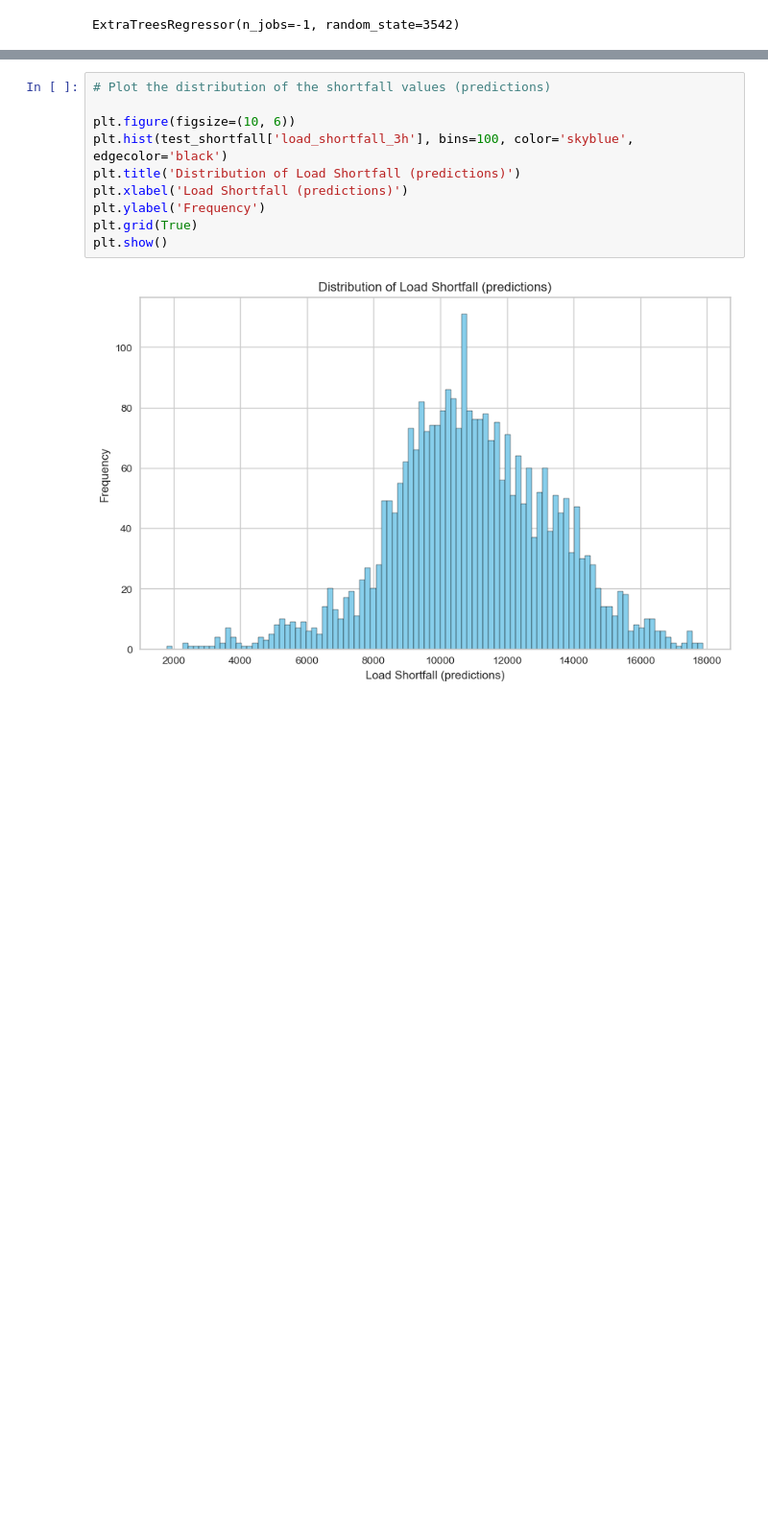
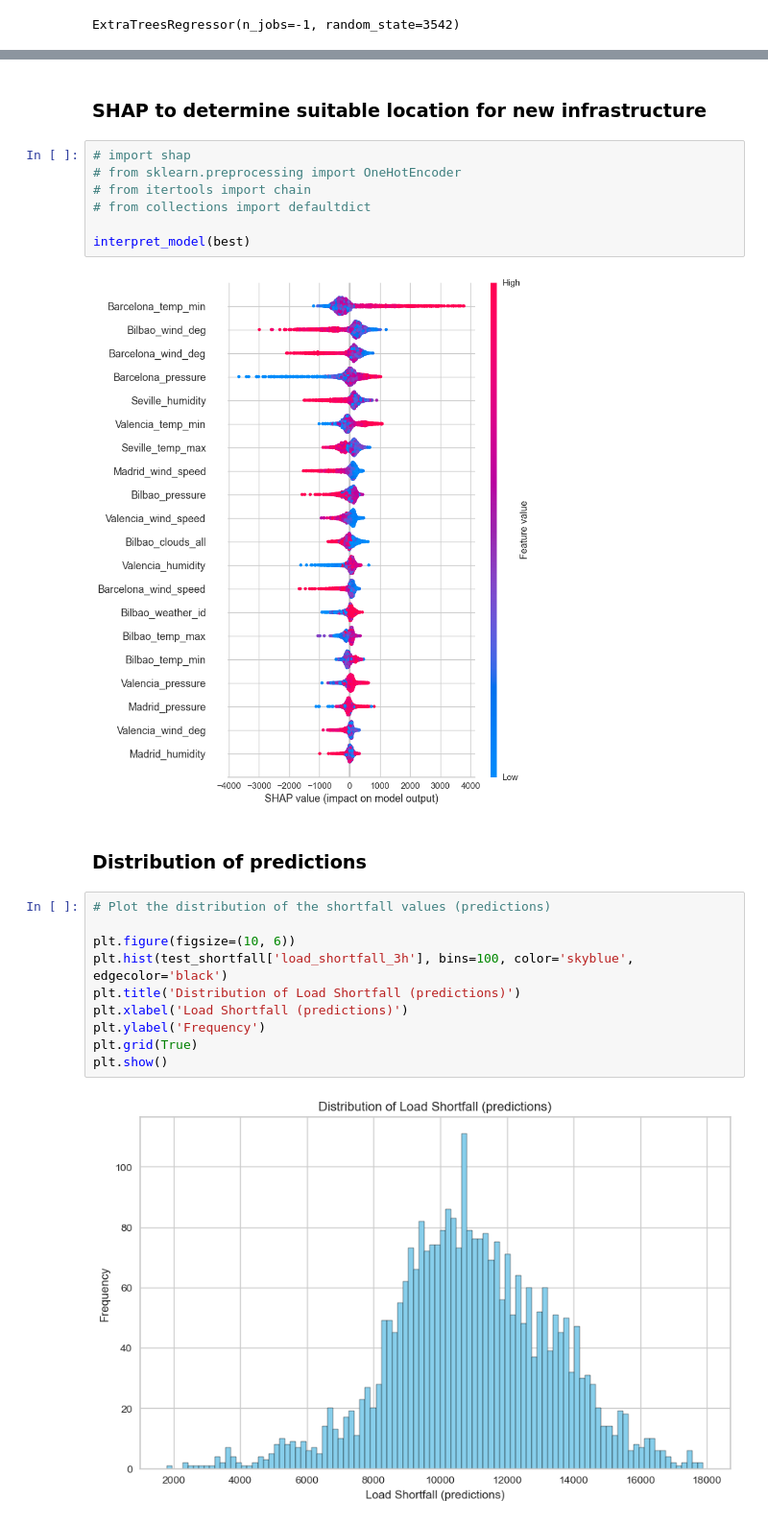
Before and after one commit to francoisguedelberkeley/DataScienceFinance, a Jupyter notebook: DataScience_Team6.ipynb, the cells around one changed output, grey strips where cells are left out. Shown at 96% size. Saved outputs shown, nothing was run; the diff lists cells and outputs as text; blank space fills up the shorter version.

```diff
--- a/DataScience_Team6.ipynb
+++ b/DataScience_Team6.ipynb
@@ -635,3 +561,16 @@ plot_model(best, plot = 'feature')
+# %% [markdown]
+### SHAP to determine suitable location for new infrastructure
+# %%
+# import shap
+# from sklearn.preprocessing import OneHotEncoder
+# from itertools import chain
+# from collections import defaultdict
+
+interpret_model(best)
+# %% [output]
+[figure, added]
+# %% [markdown]
+### Distribution of predictions
 # %%
 # Plot the distribution of the shortfall values (predictions)
 
```
Also changed, not shown: parts of 22 cells of this notebook.
